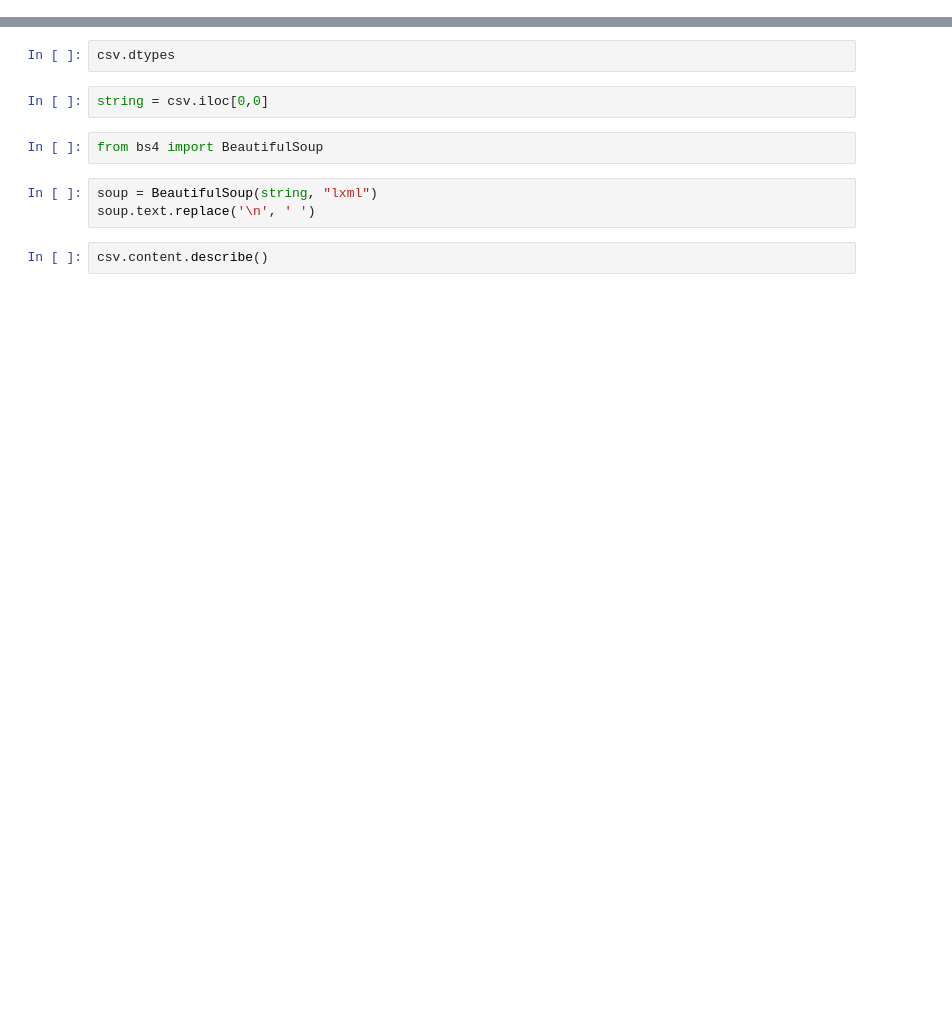
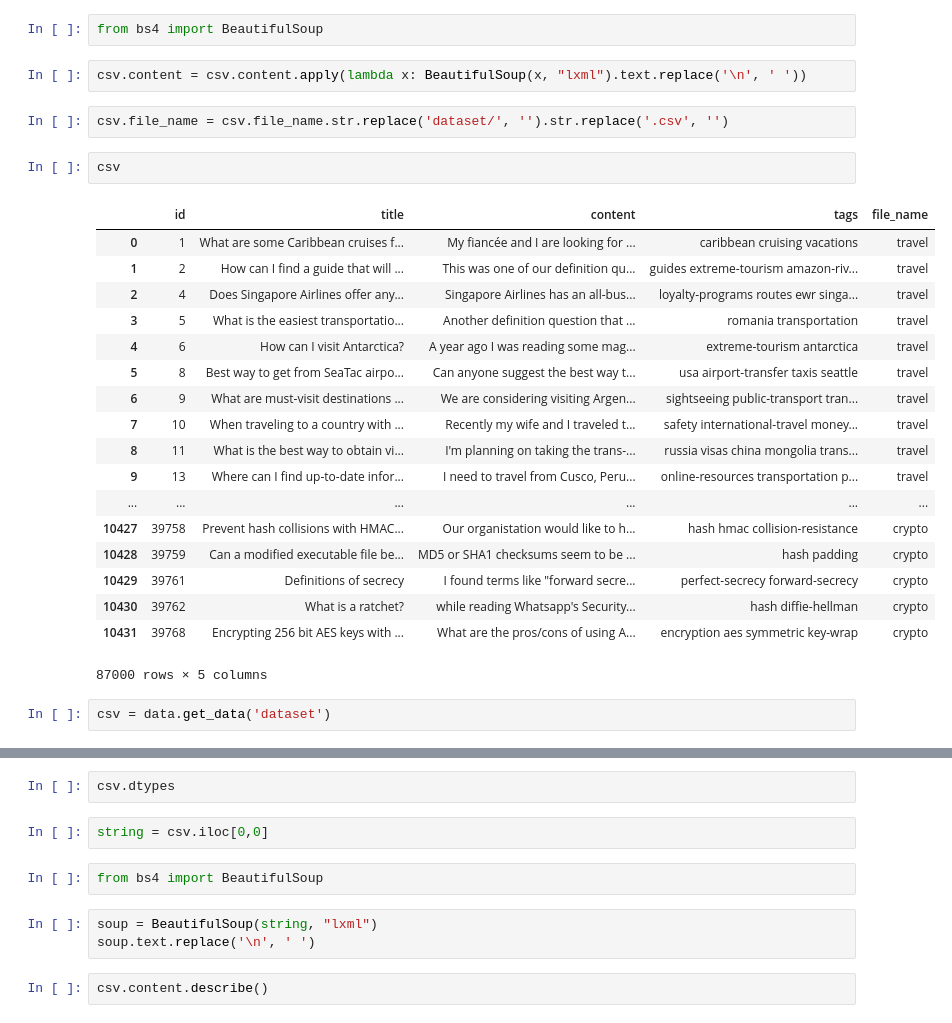
Before and after one commit to asarchami/kaggle_stackexchange, a Jupyter notebook: kaggle.ipynb, the cells around one changed output, grey strips where cells are left out. Saved outputs shown, nothing was run; the diff lists cells and outputs as text; blank space fills up the shorter version.

```diff
--- a/kaggle.ipynb
+++ b/kaggle.ipynb
@@ -21,2 +51,31 @@ csv=read_csv.import_csv('dataset')
+# %%
+from bs4 import BeautifulSoup
+# %%
+csv.content = csv.content.apply(lambda x: BeautifulSoup(x, "lxml").text.replace('\n', ' '))
+# %%
+csv.file_name = csv.file_name.str.replace('dataset/', '').str.replace('.csv', '')
+# %%
+csv
+# %% [output]
+|  | id | title | content | tags | file_name |
+| 0 | 1 | What are some Caribbean cruises f... | My fiancée and I are looking for ... | caribbean cruising vacations | travel |
+| 1 | 2 | How can I find a guide that will ... | This was one of our definition qu... | guides extreme-tourism amazon-riv... | travel |
+| 2 | 4 | Does Singapore Airlines offer any... | Singapore Airlines has an all-bus... | loyalty-programs routes ewr singa... | travel |
+| 3 | 5 | What is the easiest transportatio... | Another definition question that ... | romania transportation | travel |
+| 4 | 6 | How can I visit Antarctica? | A year ago I was reading some mag... | extreme-tourism antarctica | travel |
+| 5 | 8 | Best way to get from SeaTac airpo... | Can anyone suggest the best way t... | usa airport-transfer taxis seattle | travel |
+| 6 | 9 | What are must-visit destinations ... | We are considering visiting Argen... | sightseeing public-transport tran... | travel |
+| 7 | 10 | When traveling to a country with ... | Recently my wife and I traveled t... | safety international-travel money... | travel |
+| 8 | 11 | What is the best way to obtain vi... | I'm planning on taking the trans-... | russia visas china mongolia trans... | travel |
+| 9 | 13 | Where can I find up-to-date infor... | I need to travel from Cusco, Peru... | online-resources transportation p... | travel |
+| ... | ... | ... | ... | ... | ... |
+| 10427 | 39758 | Prevent hash collisions with HMAC... | Our organistation would like to h... | hash hmac collision-resistance | crypto |
+| 10428 | 39759 | Can a modified executable file be... | MD5 or SHA1 checksums seem to be ... | hash padding | crypto |
+| 10429 | 39761 | Definitions of secrecy | I found terms like "forward secre... | perfect-secrecy forward-secrecy | crypto |
+| 10430 | 39762 | What is a ratchet? | while reading Whatsapp's Security... | hash diffie-hellman | crypto |
+| 10431 | 39768 | Encrypting 256 bit AES keys with ... | What are the pros/cons of using A... | encryption aes symmetric key-wrap | crypto |
+87000 rows × 5 columns
+# %%
+csv = data.get_data('dataset')
 # %%
 csv
```
Also changed, not shown: parts of 7 cells of this notebook, 3 other files.
